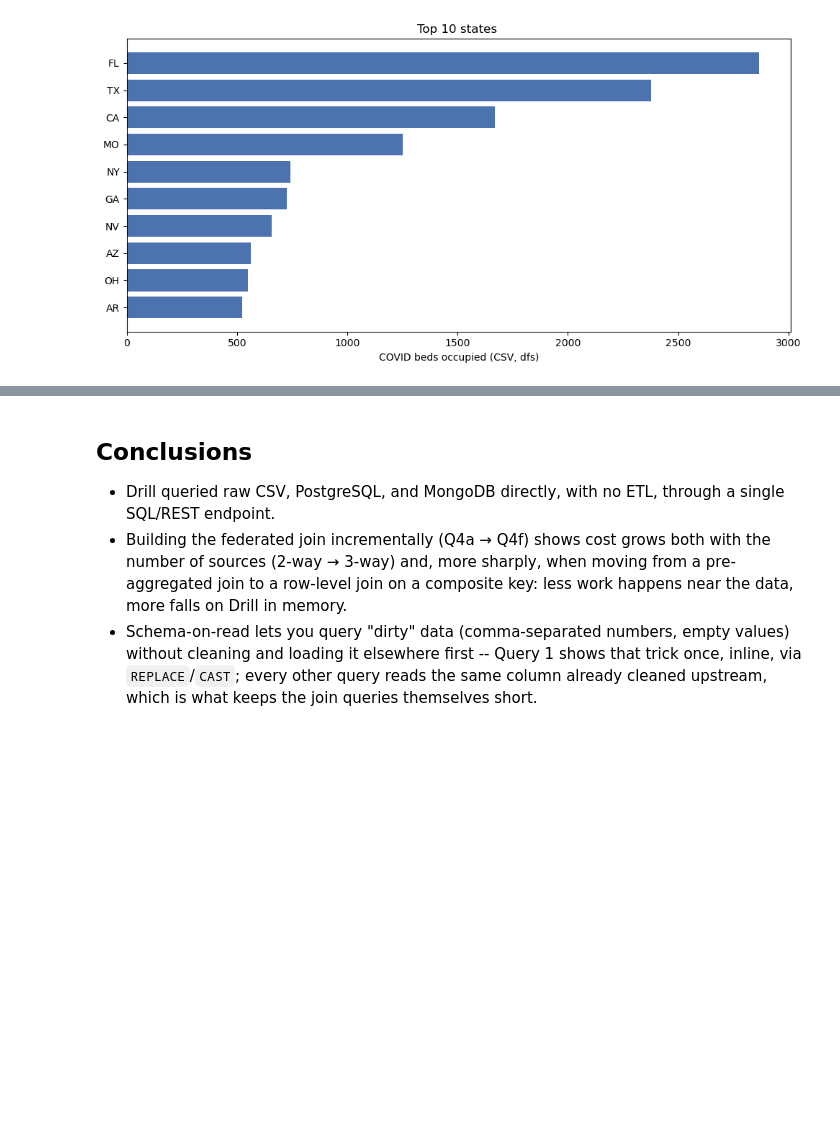
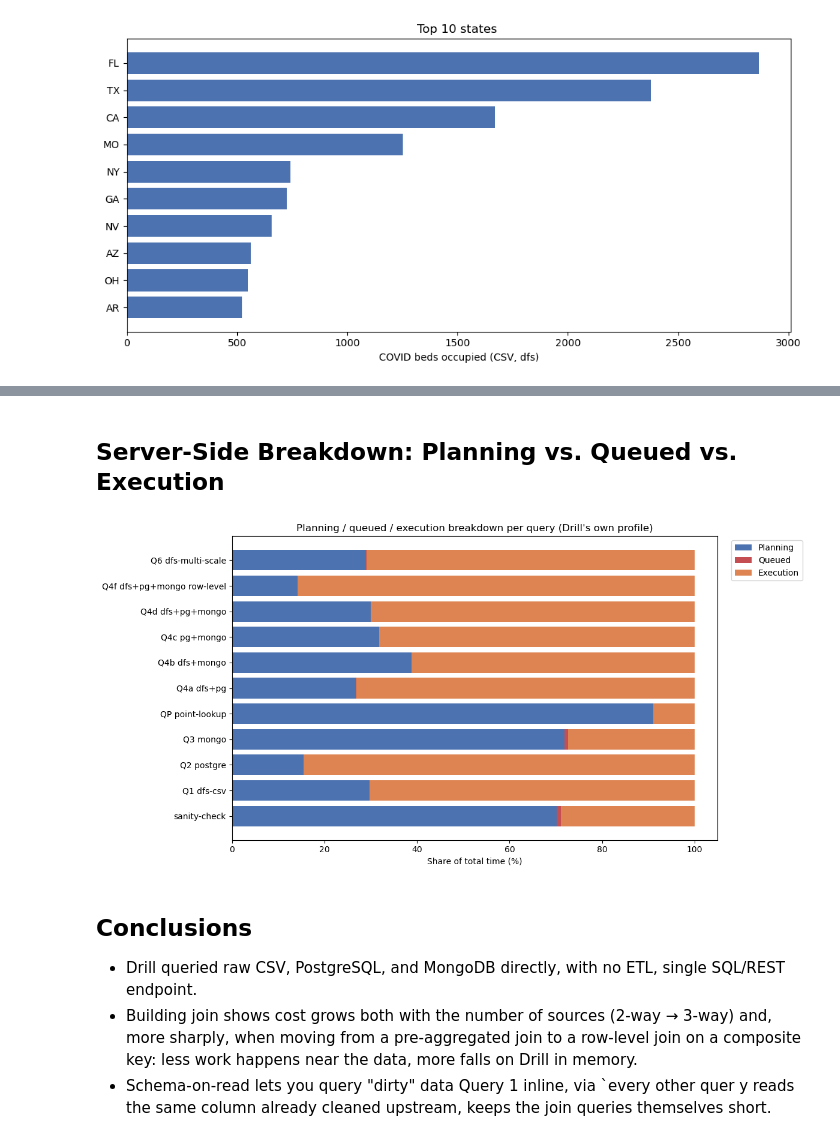
Before and after one commit to DomenicoVillari3/Apache-Drill-Tutorial, a Jupyter notebook: notebooks/analysis.ipynb, the cells around one changed output, grey strips where cells are left out. Saved outputs shown, nothing was run; the diff lists cells and outputs as text; code cells hidden in the pictures; blank space fills up the shorter version.

```diff
--- a/notebooks/analysis.ipynb
+++ b/notebooks/analysis.ipynb
@@ -497,6 +522,27 @@ plt.show()
+# %% [markdown]
+## Server-Side Breakdown: Planning vs. Queued vs. Execution
+# %%
+breakdown_cols = ["planning_ms", "queued_ms", "execution_ms"]
+df_breakdown = pd.DataFrame(timings).set_index("query")[breakdown_cols]
+df_breakdown_pct = df_breakdown.div(df_breakdown.sum(axis=1), axis=0) * 100
+
+fig, ax = plt.subplots(figsize=(12, 6))
+bottom = pd.Series(0.0, index=df_breakdown_pct.index)
+colors = {"planning_ms": "#4C72B0", "queued_ms": "#C44E52", "execution_ms": "#DD8452"}
+labels = {"planning_ms": "Planning", "queued_ms": "Queued", "execution_ms": "Execution"}
+for col in breakdown_cols:
+    ax.barh(df_breakdown_pct.index, df_breakdown_pct[col], left=bottom, color=colors[col], label=labels[col])
+    bottom += df_breakdown_pct[col]
+ax.set_xlabel("Share of total time (%)")
+ax.set_title("Planning / queued / execution breakdown per query (Drill's own profile)")
+ax.legend(loc="upper left", bbox_to_anchor=(1.02, 1))
+plt.tight_layout()
+plt.show()
+# %% [output]
+[figure, added]
 # %% [markdown]
 ## Conclusions
 
-- Drill queried raw CSV, PostgreSQL, and MongoDB directly, with no ETL, through a single SQL/REST endpoint.
-- Building the federated join incrementally (Q4a → Q4f) shows cost grows both with the number of sources (2-way → 3-way) and, more sharply, when moving from a pre-aggregated join to a row-level join on a composite key: less work happens near the data, more falls on Drill in memory.
-- Schema-on-read lets you query "dirty" data (comma-separated numbers, empty values) without cleaning and loading it elsewhere first -- Query 1 shows that trick once, inline, via `REPLACE`/`CAST`; every other query reads the same column already cleaned upstream, which is what keeps the join queries themselves short.
+- Drill queried raw CSV, PostgreSQL, and MongoDB directly, with no ETL, single SQL/REST endpoint.
+- Building join shows cost grows both with the number of sources (2-way → 3-way) and, more sharply, when moving from a pre-aggregated join to a row-level join on a composite key: less work happens near the data, more falls on Drill in memory.
+- Schema-on-read lets you query "dirty" data  Query 1  inline, via `every other quer y reads the same column already cleaned upstream, keeps the join queries themselves short.
```
Also changed, not shown: parts of 23 cells of this notebook, 8 other files.
